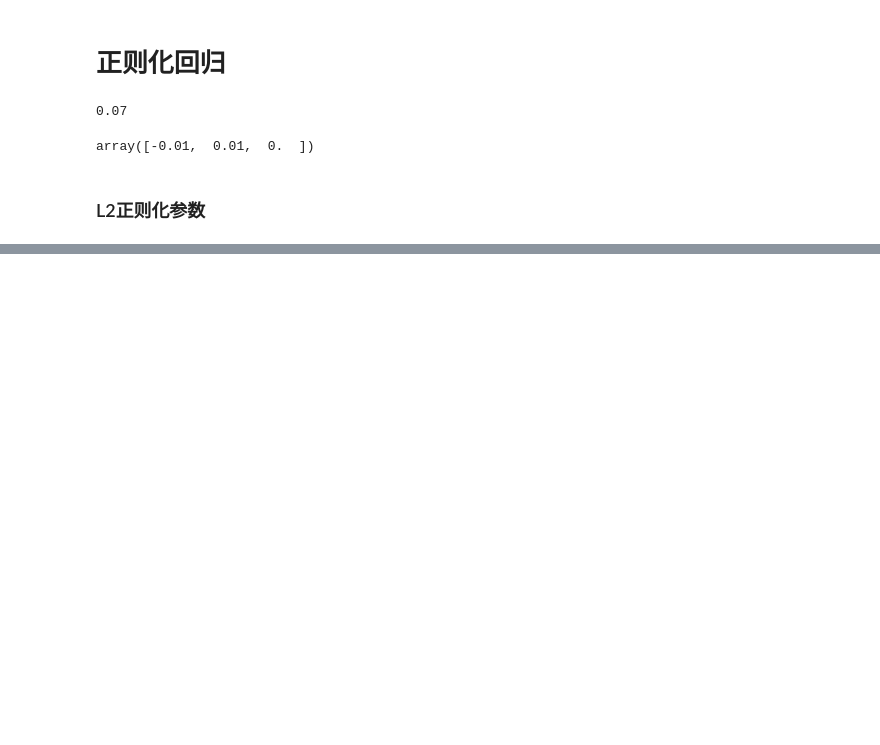
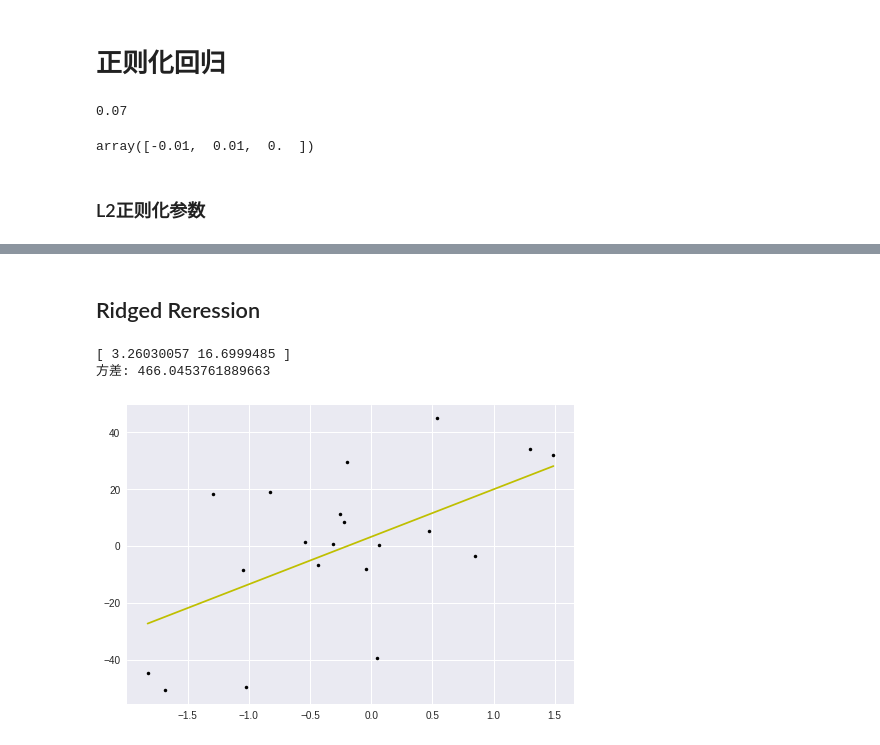
Before and after one commit to lizhicq/AI-course, a Jupyter notebook: linear_model.ipynb, the cells around one changed output, grey strips where cells are left out. Drawn from its saved outputs; the diff is of its cells as text; code cells hidden in the pictures; blank space fills up the shorter version.

```diff
--- a/linear_model.ipynb
+++ b/linear_model.ipynb
@@ -246,0 +249,21 @@ test_and_draw(model)
+# %% [markdown]
+## Ridged Reression
+# %%
+class RidgeLinearRegression(Regression):
+    def __init__(self,alpha,n_iterations=1000,learning_rate=0.01):
+        self.regularization=l2_regularization(alpha=alpha)
+        super(RidgeLinearRegression,self).__init__(n_iterations,learning_rate)
+
+    def fit(self,X,y):
+        super(RidgeLinearRegression,self).fit(X,y)
+    def predict(self,X):
+        return super(RidgeLinearRegression,self).predict(X)
+
+model = RidgeLinearRegression(alpha=120, n_iterations=1000, learning_rate=0.1)
+model.fit(X_train, y_train)
+print(model.w)
+test_and_draw(model)
+# %% [output]
+[ 3.26030057 16.6999485 ]
+方差: 466.0453761889663
+[figure, added]
```
Also changed, not shown: parts of 7 cells of this notebook.
